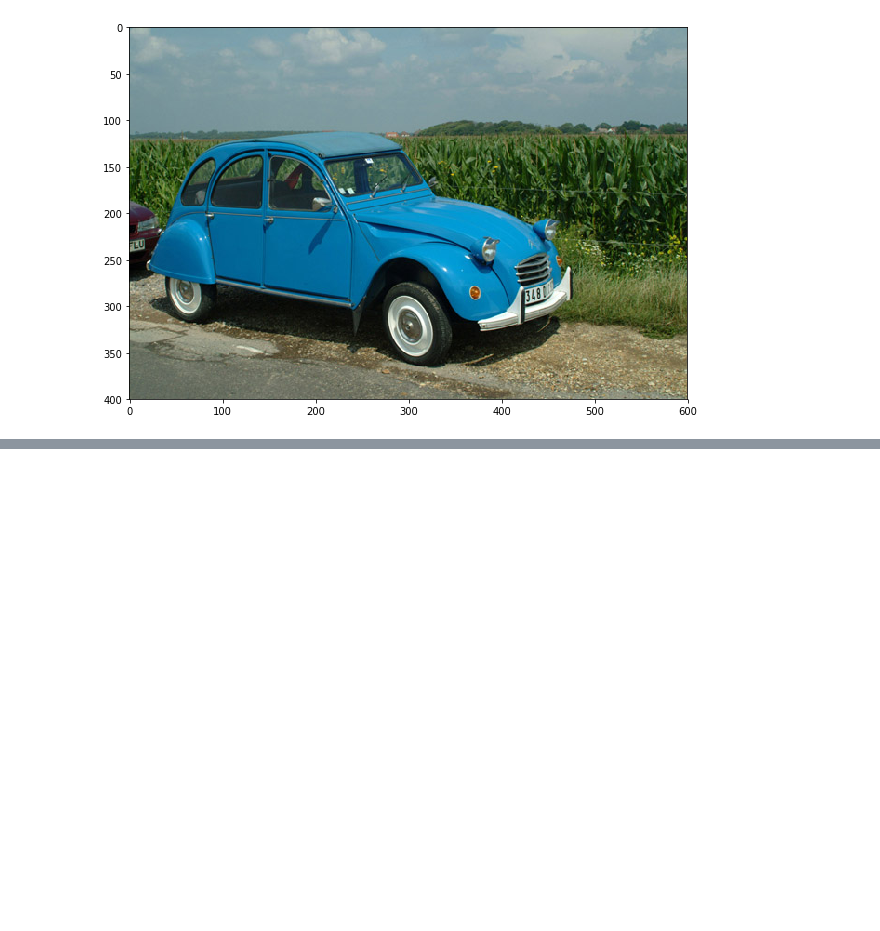
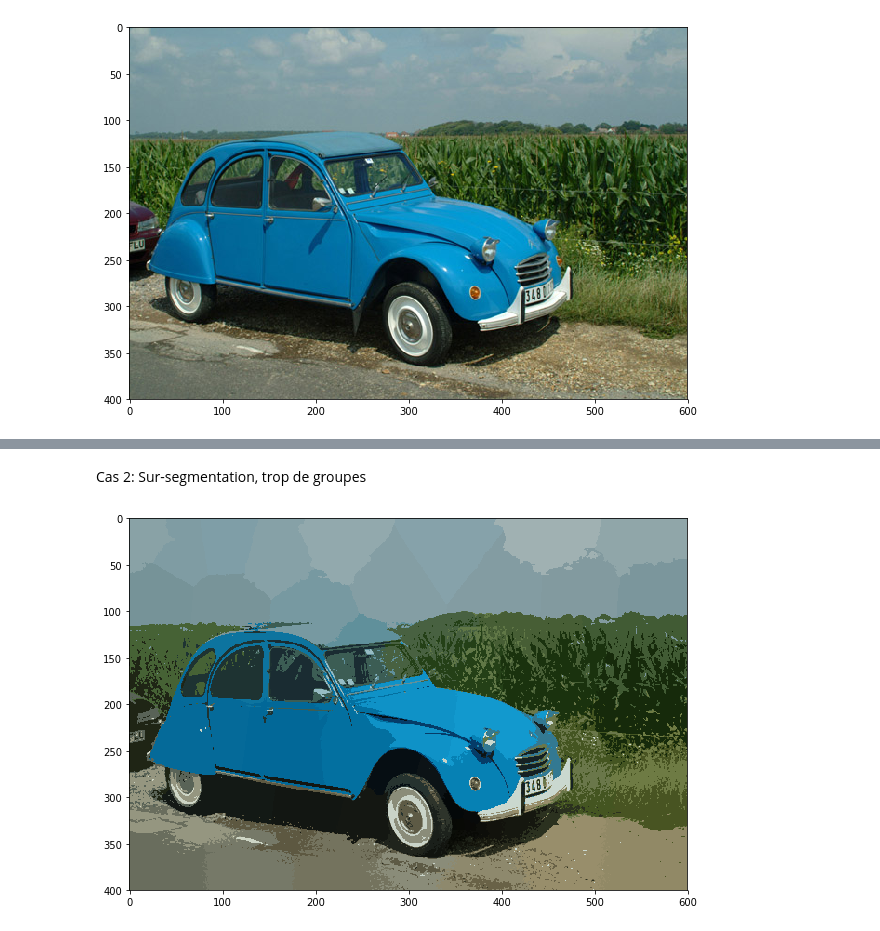
Before and after one commit to gabilodeau/INF8770, a Jupyter notebook: Segmentation d'une image.ipynb, the cells around one changed output, grey strips where cells are left out. Drawn from its saved outputs; the diff is of its cells as text; code cells hidden in the pictures; blank space fills up the shorter version.

```diff
--- a/Segmentation d'une image.ipynb
+++ b/Segmentation d'une image.ipynb
@@ -100,0 +101,19 @@ plt.show()
+# %% [markdown]
+Cas 2: Sur-segmentation, trop de groupes
+# %%
+K = 100
+
+ret,etiquettes,centres=cv2.kmeans(RGBetPosPix,K,None,criteresArret,1,cv2.KMEANS_RANDOM_CENTERS)
+
+centres = np.uint8(centres)
+centressansPos= np.zeros((K,3),dtype=np.uint8) #Pour affichage des classes
+for i in range(0,len(centres)):
+    centressansPos[i]=centres[i][0:3]
+
+res = centressansPos[etiquettes]
+res2 = res.reshape((image.shape))
+plt.figure(figsize = (10,10))
+plt.imshow(res2)
+plt.show()
+# %% [output]
+[figure, added]
```
Also changed, not shown: parts of 7 cells of this notebook.
